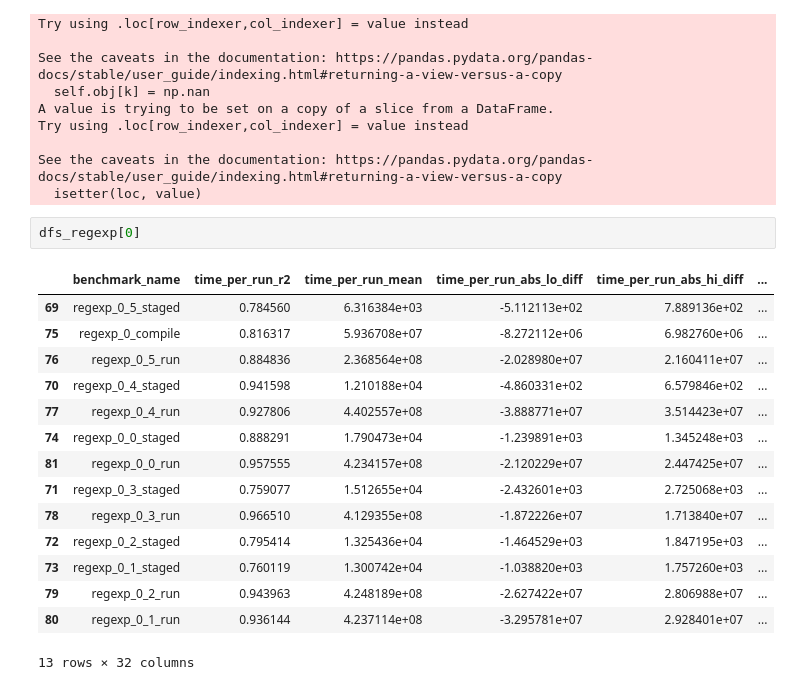
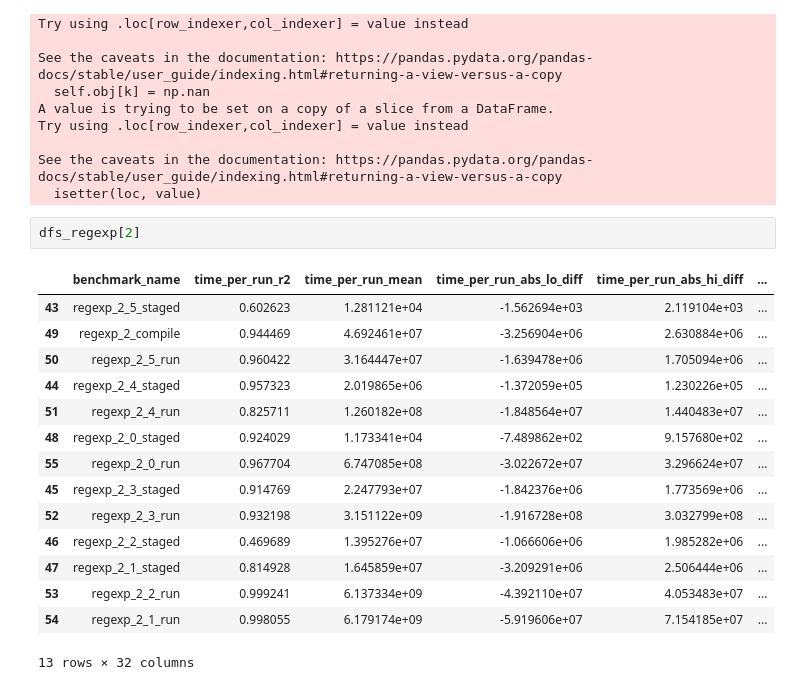
Before and after one commit to theo-chengkai-wang/lys_language, a Jupyter notebook: notebooks/2023_2_27_evaluation.ipynb, the cells around one changed output. Saved outputs shown, nothing was run; the diff lists cells and outputs as text.

```diff
--- a/notebooks/2023_2_27_evaluation.ipynb
+++ b/notebooks/2023_2_27_evaluation.ipynb
@@ -399,22 +400,22 @@ Try using .loc[row_indexer,col_indexer] = value instead
 See the caveats in the documentation: https://pandas.pydata.org/pandas-docs/stable/user_guide/indexing.html#returning-a-view-versus-a-copy
   isetter(loc, value)
 # %%
-dfs_regexp[0]
+dfs_regexp[2]
 # %% [output]
 |  | benchmark_name | time_per_run_r2 | time_per_run_mean | time_per_run_abs_lo_diff | time_per_run_abs_hi_diff | ... |
-| 69 | regexp_0_5_staged | 0.784560 | 6.316384e+03 | -5.112113e+02 | 7.889136e+02 | ... |
-| 75 | regexp_0_compile | 0.816317 | 5.936708e+07 | -8.272112e+06 | 6.982760e+06 | ... |
-| 76 | regexp_0_5_run | 0.884836 | 2.368564e+08 | -2.028980e+07 | 2.160411e+07 | ... |
-| 70 | regexp_0_4_staged | 0.941598 | 1.210188e+04 | -4.860331e+02 | 6.579846e+02 | ... |
-| 77 | regexp_0_4_run | 0.927806 | 4.402557e+08 | -3.888771e+07 | 3.514423e+07 | ... |
-| 74 | regexp_0_0_staged | 0.888291 | 1.790473e+04 | -1.239891e+03 | 1.345248e+03 | ... |
-| 81 | regexp_0_0_run | 0.957555 | 4.234157e+08 | -2.120229e+07 | 2.447425e+07 | ... |
-| 71 | regexp_0_3_staged | 0.759077 | 1.512655e+04 | -2.432601e+03 | 2.725068e+03 | ... |
-| 78 | regexp_0_3_run | 0.966510 | 4.129355e+08 | -1.872226e+07 | 1.713840e+07 | ... |
-| 72 | regexp_0_2_staged | 0.795414 | 1.325436e+04 | -1.464529e+03 | 1.847195e+03 | ... |
-| 73 | regexp_0_1_staged | 0.760119 | 1.300742e+04 | -1.038820e+03 | 1.757260e+03 | ... |
-| 79 | regexp_0_2_run | 0.943963 | 4.248189e+08 | -2.627422e+07 | 2.806988e+07 | ... |
-| 80 | regexp_0_1_run | 0.936144 | 4.237114e+08 | -3.295781e+07 | 2.928401e+07 | ... |
+| 43 | regexp_2_5_staged | 0.602623 | 1.281121e+04 | -1.562694e+03 | 2.119104e+03 | ... |
+| 49 | regexp_2_compile | 0.944469 | 4.692461e+07 | -3.256904e+06 | 2.630884e+06 | ... |
+| 50 | regexp_2_5_run | 0.960422 | 3.164447e+07 | -1.639478e+06 | 1.705094e+06 | ... |
+| 44 | regexp_2_4_staged | 0.957323 | 2.019865e+06 | -1.372059e+05 | 1.230226e+05 | ... |
+| 51 | regexp_2_4_run | 0.825711 | 1.260182e+08 | -1.848564e+07 | 1.440483e+07 | ... |
+| 48 | regexp_2_0_staged | 0.924029 | 1.173341e+04 | -7.489862e+02 | 9.157680e+02 | ... |
+| 55 | regexp_2_0_run | 0.967704 | 6.747085e+08 | -3.022672e+07 | 3.296624e+07 | ... |
+| 45 | regexp_2_3_staged | 0.914769 | 2.247793e+07 | -1.842376e+06 | 1.773569e+06 | ... |
+| 52 | regexp_2_3_run | 0.932198 | 3.151122e+09 | -1.916728e+08 | 3.032799e+08 | ... |
+| 46 | regexp_2_2_staged | 0.469689 | 1.395276e+07 | -1.066606e+06 | 1.985282e+06 | ... |
+| 47 | regexp_2_1_staged | 0.814928 | 1.645859e+07 | -3.209291e+06 | 2.506444e+06 | ... |
+| 53 | regexp_2_2_run | 0.999241 | 6.137334e+09 | -4.392110e+07 | 4.053483e+07 | ... |
+| 54 | regexp_2_1_run | 0.998055 | 6.179174e+09 | -5.919606e+07 | 7.154185e+07 | ... |
 13 rows × 32 columns
 # %%
 for i in range(len(regexps)):
```
Also changed, not shown: parts of 5 cells of this notebook.
